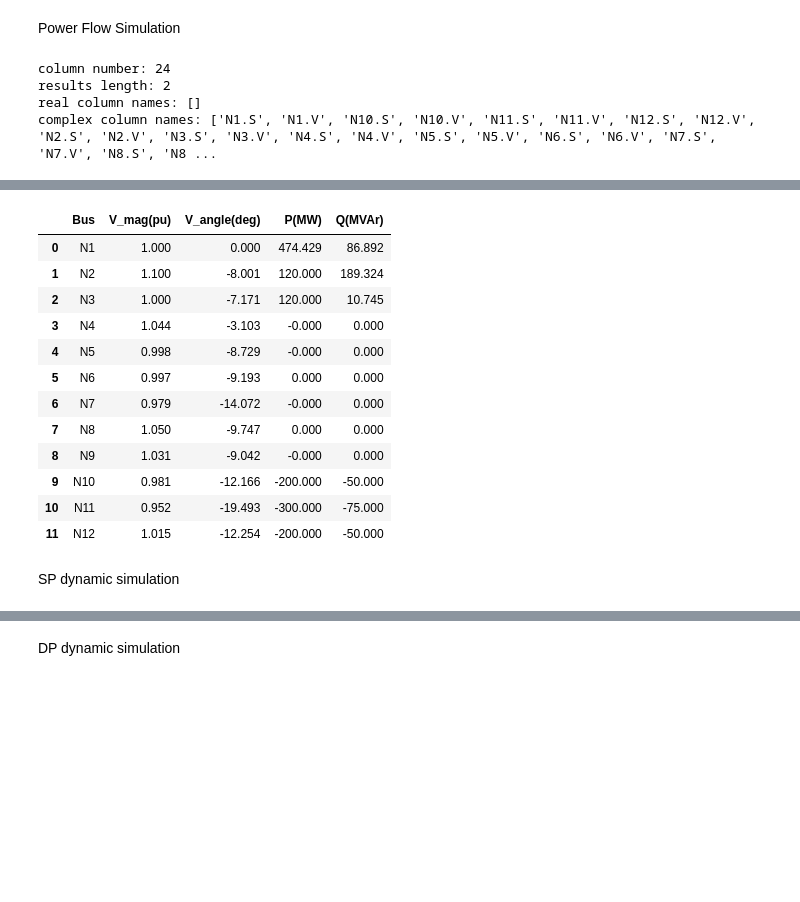
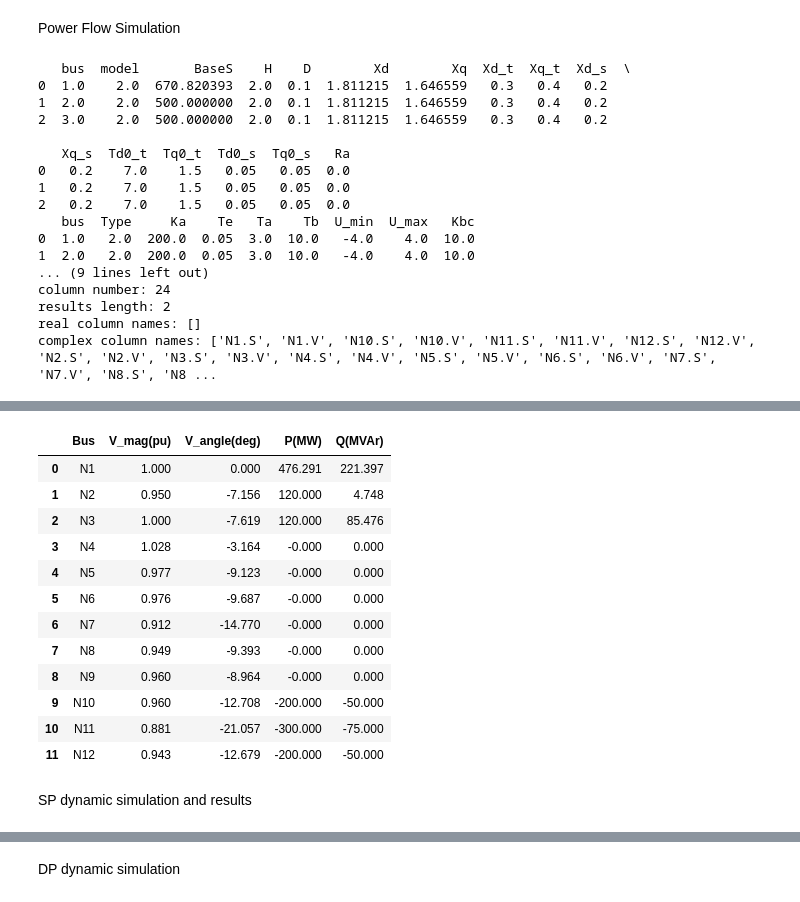
Before and after one commit to Gleb4x/dpsim, a Jupyter notebook: examples/Notebooks/9BusValidations/only_SYN/case9_only_SYN.ipynb, the cells around one changed output, grey strips where cells are left out. Cells and saved outputs as stored; diff of their text form; code cells hidden in the pictures; blank space fills up the shorter version.

Commit message:
plotting SP  results IAEW and DPsim
Signed-off-by: Glebs Ogorodniks <glebs.ogorodniks@rwth-aachen.de>

```diff
--- a/examples/Notebooks/9BusValidations/only_SYN/case9_only_SYN.ipynb
+++ b/examples/Notebooks/9BusValidations/only_SYN/case9_only_SYN.ipynb
@@ -21,6 +21,8 @@ import math
 # %%
-#File from=1, to =4
-path_file = '/home/mmo-gog/dpsim/examples/Notebooks/9BusValidations/Static_Dynamic_Data_9Bus_System.mat'
+#Original
+path_file = '/home/mmo-gog/dpsim/examples/Notebooks/9BusValidations/Originial_Static_Dynamic_Data_9Bus_System_incl_simulations.mat'
+#file from=1, to =4
+#path_file = '/home/mmo-gog/dpsim/examples/Notebooks/9BusValidations/Static_Dynamic_Data_9Bus_System.mat'
 #File from=4, to =1
 #path_file = '/home/mmo-gog/dpsim/examples/Notebooks/9BusValidations/Static_Dynamic_Data_9Bus_System_incl_simulations.mat'
 # %% [markdown]
@@ -30,7 +32,8 @@ sim_name_pf = '9Bus_SYN_PF'
 dpsimpy.Logger.set_log_dir('logs/' + sim_name_pf)
 
 # read and create dpsim topology
-mpc_reader = iaewreader.Reader(mpc_file_path=path_file, mpc_name='case9_static_only_SYN')
+mpc_reader = iaewreader.Reader(mpc_file_path=path_file, mpc_name='case9_static_only_SYN',
+                             mpc_dyn_file_path=path_file, mpc_dyn_name='case9_dyn_only_SYN')
 mpc_reader.load_mpc(domain=iaewreader.Domain.PF)
 system_pf = mpc_reader.system
 
@@ -69,6 +72,19 @@ for i in range(len(system_pf.nodes)):
 
 dpsim_results
 # %% [output]
+   bus  model       BaseS    H    D        Xd        Xq  Xd_t  Xq_t  Xd_s  \
+0  1.0    2.0  670.820393  2.0  0.1  1.811215  1.646559   0.3   0.4   0.2
+1  2.0    2.0  500.000000  2.0  0.1  1.811215  1.646559   0.3   0.4   0.2
+2  3.0    2.0  500.000000  2.0  0.1  1.811215  1.646559   0.3   0.4   0.2
+
+   Xq_s  Td0_t  Tq0_t  Td0_s  Tq0_s   Ra
+0   0.2    7.0    1.5   0.05   0.05  0.0
+1   0.2    7.0    1.5   0.05   0.05  0.0
+2   0.2    7.0    1.5   0.05   0.05  0.0
+   bus  Type     Ka    Te   Ta    Tb  U_min  U_max   Kbc
+0  1.0   2.0  200.0  0.05  3.0  10.0   -4.0    4.0  10.0
+1  2.0   2.0  200.0  0.05  3.0  10.0   -4.0    4.0  10.0
+... (9 lines left out)
 column number: 24
 results length: 2
 real column names: []
@@ -96,18 +112,18 @@ complex column names: ['N1.S', 'N1.V', 'N10.S', 'N10.V', 'N11.S', 'N11.V', 'N12.
 |  | Bus | V_mag(pu) | V_angle(deg) | P(MW) | Q(MVAr) |
-| 0 | N1 | 1.000 | 0.000 | 474.429 | 86.892 |
-| 1 | N2 | 1.100 | -8.001 | 120.000 | 189.324 |
-| 2 | N3 | 1.000 | -7.171 | 120.000 | 10.745 |
-| 3 | N4 | 1.044 | -3.103 | -0.000 | 0.000 |
-| 4 | N5 | 0.998 | -8.729 | -0.000 | 0.000 |
-| 5 | N6 | 0.997 | -9.193 | 0.000 | 0.000 |
-| 6 | N7 | 0.979 | -14.072 | -0.000 | 0.000 |
-| 7 | N8 | 1.050 | -9.747 | 0.000 | 0.000 |
-| 8 | N9 | 1.031 | -9.042 | -0.000 | 0.000 |
-| 9 | N10 | 0.981 | -12.166 | -200.000 | -50.000 |
-| 10 | N11 | 0.952 | -19.493 | -300.000 | -75.000 |
-| 11 | N12 | 1.015 | -12.254 | -200.000 | -50.000 |
+| 0 | N1 | 1.000 | 0.000 | 476.291 | 221.397 |
+| 1 | N2 | 0.950 | -7.156 | 120.000 | 4.748 |
+| 2 | N3 | 1.000 | -7.619 | 120.000 | 85.476 |
+| 3 | N4 | 1.028 | -3.164 | -0.000 | 0.000 |
+| 4 | N5 | 0.977 | -9.123 | -0.000 | 0.000 |
+| 5 | N6 | 0.976 | -9.687 | -0.000 | 0.000 |
+| 6 | N7 | 0.912 | -14.770 | -0.000 | 0.000 |
+| 7 | N8 | 0.949 | -9.393 | -0.000 | 0.000 |
+| 8 | N9 | 0.960 | -8.964 | -0.000 | 0.000 |
+| 9 | N10 | 0.960 | -12.708 | -200.000 | -50.000 |
+| 10 | N11 | 0.881 | -21.057 | -300.000 | -75.000 |
+| 11 | N12 | 0.943 | -12.679 | -200.000 | -50.000 |
 # %% [markdown]
-SP dynamic simulation
+SP dynamic simulation and results
 # %%
 sim_name_dyn_sp = 'SP_only_SYN_case9_dyn'
 dpsimpy.Logger.set_log_dir('logs/' + sim_name_dyn_sp)
```
Also changed, not shown: parts of 17 cells of this notebook.
